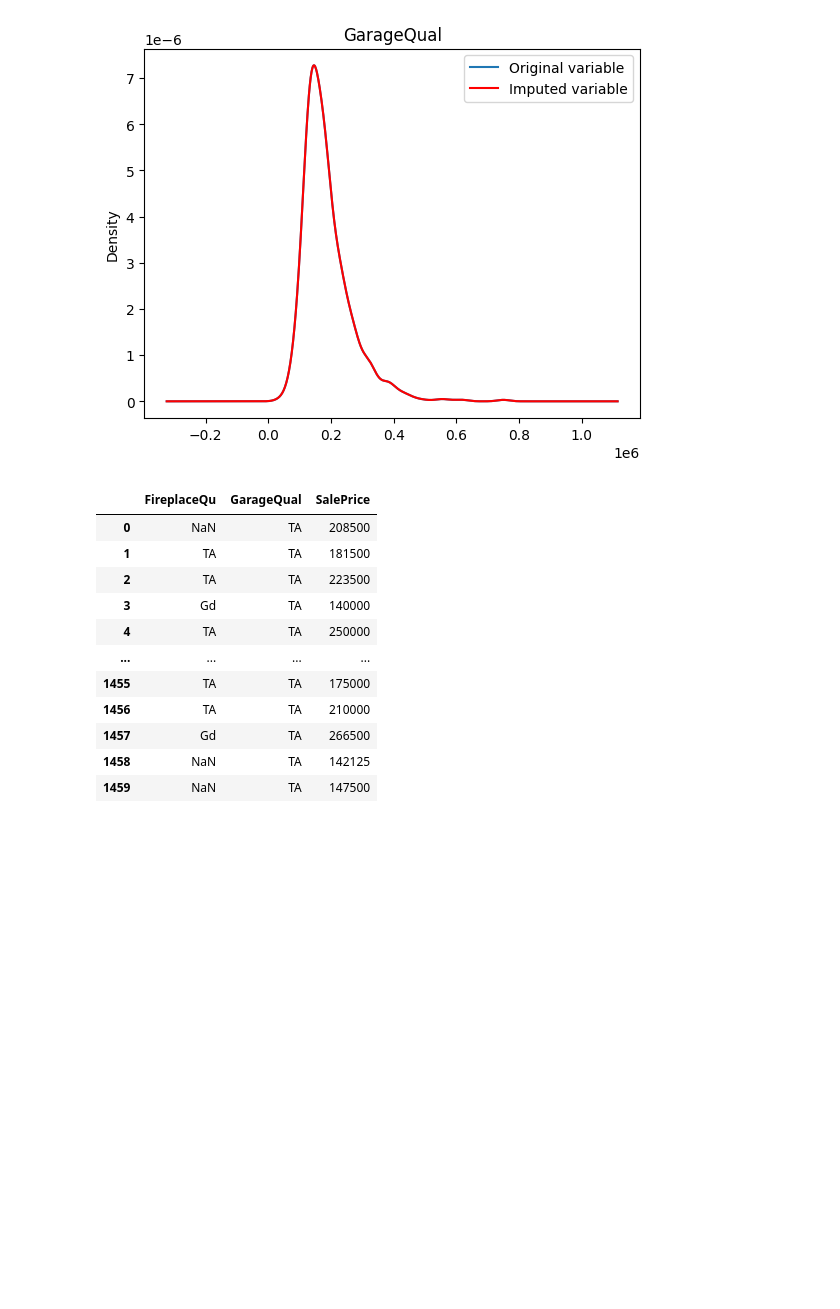
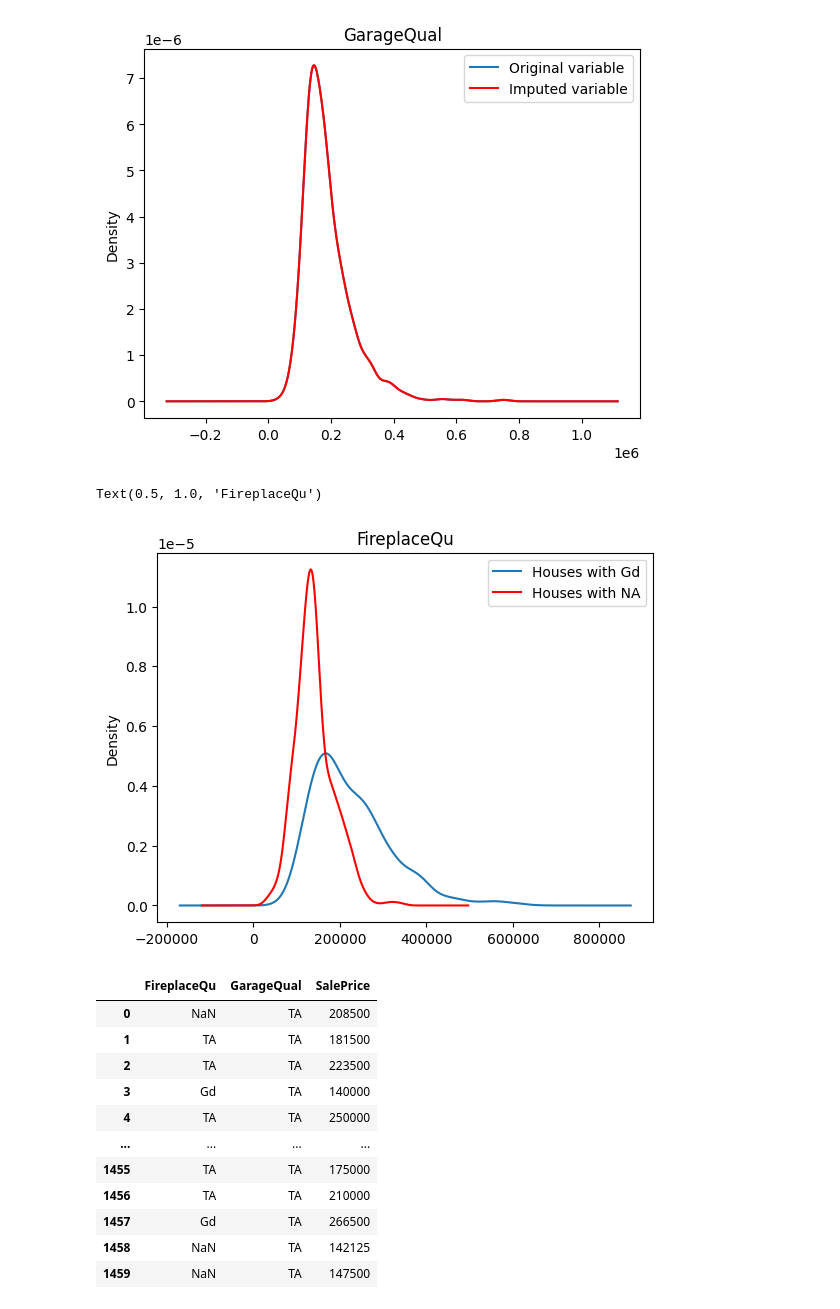
Before and after one commit to muzahid120/Machine-Learning, a Jupyter notebook: handaling_missiing_vlue/missing_catagorical_value/missing_catagorical_univariant.ipynb, the cells around one changed output. Drawn from its saved outputs; the diff is of its cells as text; code cells hidden in the pictures; blank space fills up the shorter version.

Commit message:
FireplaceQu_kde plot add

```diff
--- a/handaling_missiing_vlue/missing_catagorical_value/missing_catagorical_univariant.ipynb
+++ b/handaling_missiing_vlue/missing_catagorical_value/missing_catagorical_univariant.ipynb
@@ -100,6 +100,24 @@ plt.title('GarageQual')
 # %% [output]
 Text(0.5, 1.0, 'GarageQual')
 [figure]
+# %%
+fig = plt.figure()
+ax = fig.add_subplot(111)
+
+df[df['FireplaceQu']=='Gd']['SalePrice'].plot(kind='kde', ax=ax)
+
+df[df['FireplaceQu'].isnull()]['SalePrice'].plot(kind='kde', ax=ax, color='red')
+
+lines, labels = ax.get_legend_handles_labels()
+labels = ['Houses with Gd', 'Houses with NA']
+ax.legend(lines, labels, loc='best')
+
+plt.title('FireplaceQu')
+# add title
+plt.title('FireplaceQu')
+# %% [output]
+Text(0.5, 1.0, 'FireplaceQu')
+[figure, added]
 # %%
 df=df.drop(columns=['GarageQual_mode','FireplaceQu_mode'])
 df
```
